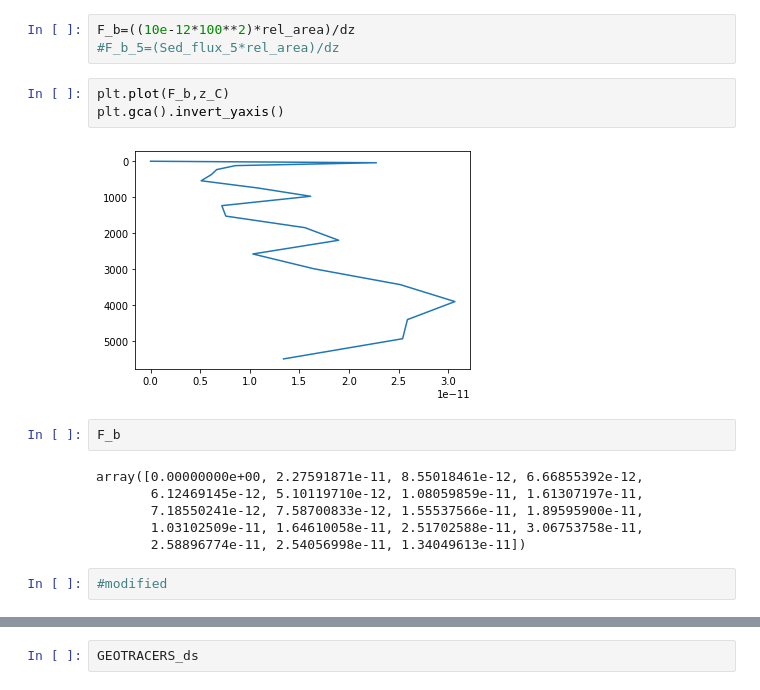
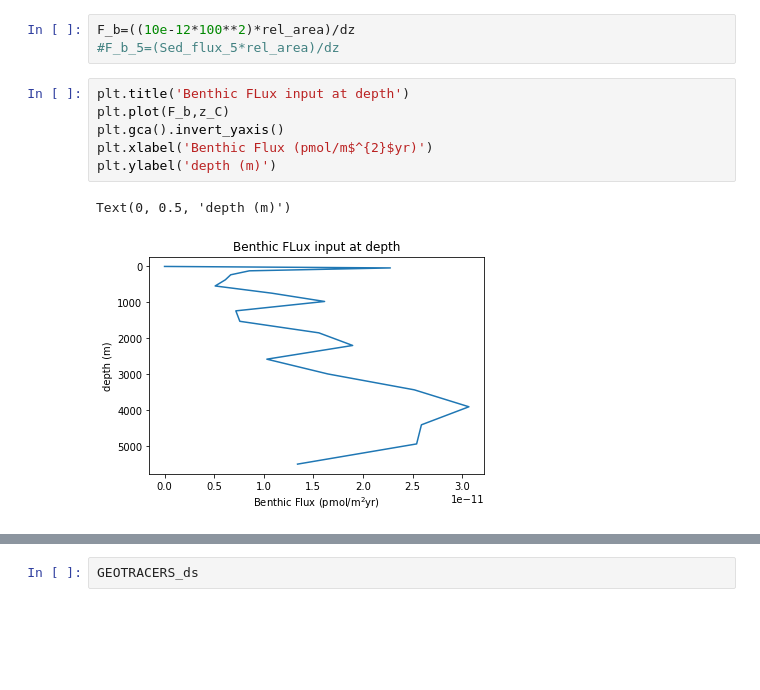
Before and after one commit to MiaEl-Khazen/PhD_research, a Jupyter notebook: Modern_Nd_elemental/1D_model_Relative_seafloorarea.ipynb, the cells around one changed output, grey strips where cells are left out. Cells and saved outputs as stored; diff of their text form; blank space fills up the shorter version.

```diff
--- a/Modern_Nd_elemental/1D_model_Relative_seafloorarea.ipynb
+++ b/Modern_Nd_elemental/1D_model_Relative_seafloorarea.ipynb
@@ -114,21 +98,15 @@ plt.gca().invert_yaxis()
 # %%
 F_b=((10e-12*100**2)*rel_area)/dz
 #F_b_5=(Sed_flux_5*rel_area)/dz
-# %%
-plt.plot(F_b,z_C)
-plt.gca().invert_yaxis()
-# %% [output]
-[figure, removed]
-# %%
-F_b
-# %% [output]
-array([0.00000000e+00, 2.27591871e-11, 8.55018461e-12, 6.66855392e-12,
-       6.12469145e-12, 5.10119710e-12, 1.08059859e-11, 1.61307197e-11,
-       7.18550241e-12, 7.58700833e-12, 1.55537566e-11, 1.89595900e-11,
-       1.03102509e-11, 1.64610058e-11, 2.51702588e-11, 3.06753758e-11,
-       2.58896774e-11, 2.54056998e-11, 1.34049613e-11])
-# %%
-#modified
+# %%
+plt.title('Benthic FLux input at depth')
+plt.plot(F_b,z_C)
+plt.gca().invert_yaxis()
+plt.xlabel('Benthic Flux (pmol/m$^{2}$yr)')
+plt.ylabel('depth (m)')
+# %% [output]
+Text(0, 0.5, 'depth (m)')
+[figure, added]
 # %%
 #z_F:  is the depth layers (meters)
 #dt:   time step (years)
```
Also changed, not shown: parts of 47 cells of this notebook.
